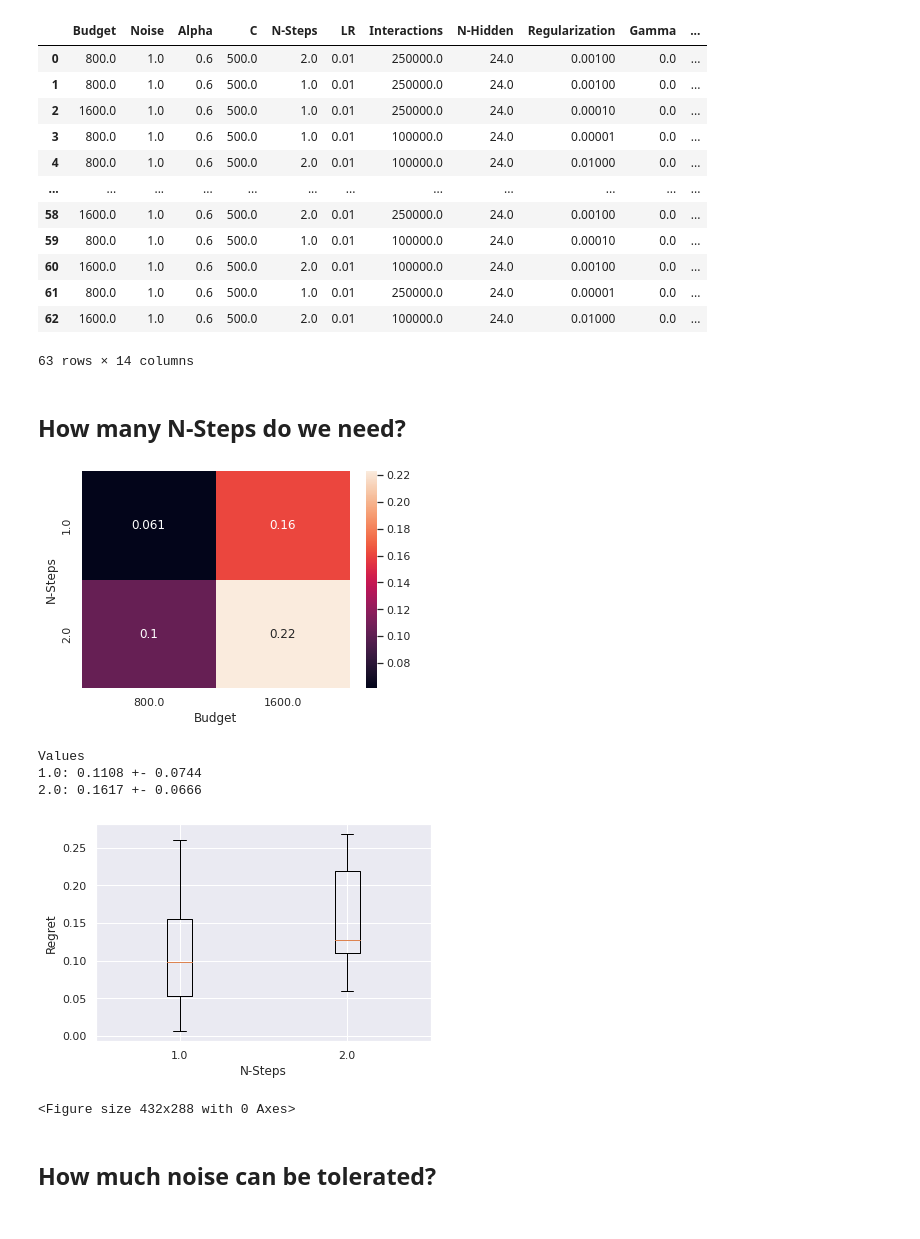
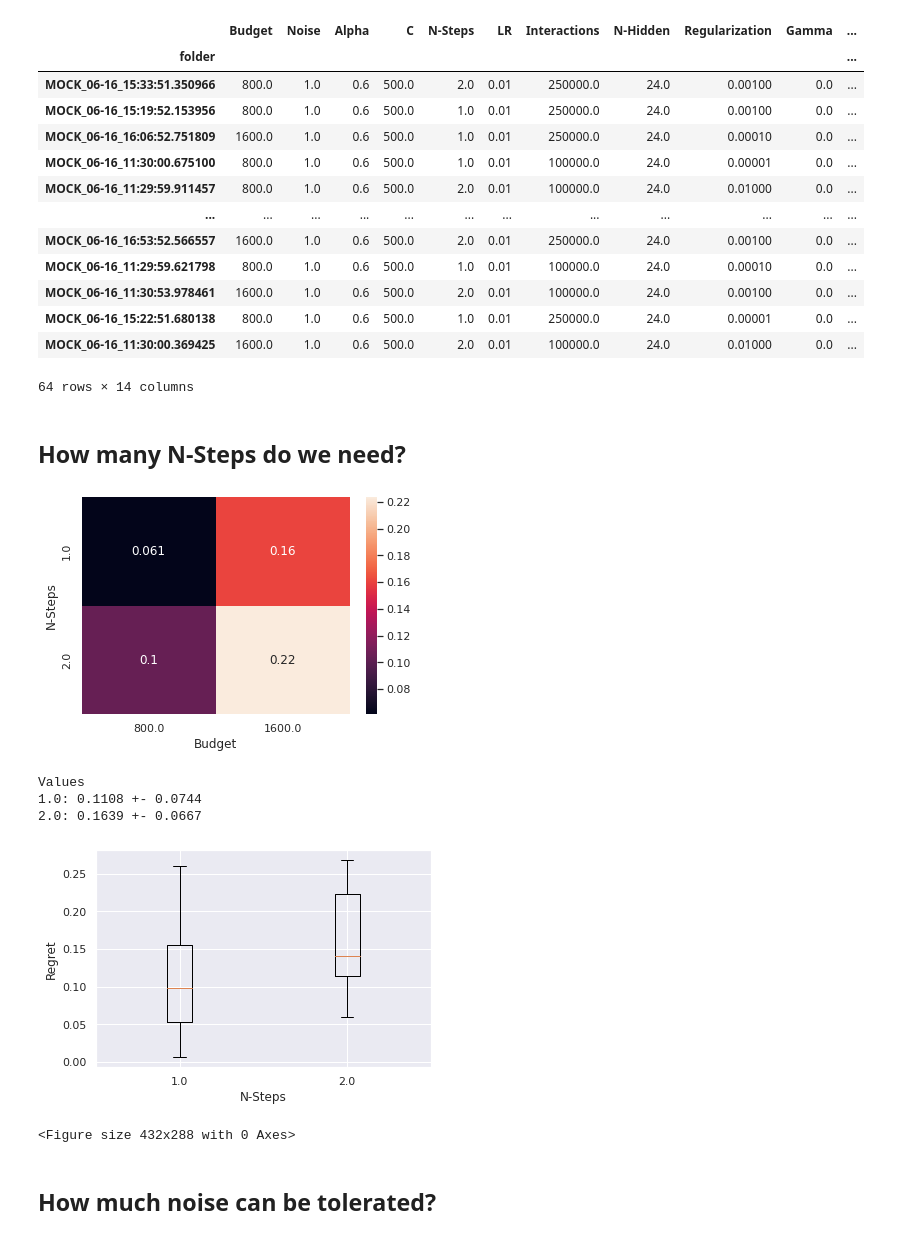
Before and after one commit to wernerth94/rl_al, a Jupyter notebook: doc/gridsearch_study.ipynb, the cells around one changed output. Saved outputs shown, nothing was run; the diff lists cells and outputs as text; code cells hidden in the pictures.

```diff
--- a/doc/gridsearch_study.ipynb
+++ b/doc/gridsearch_study.ipynb
@@ -18,7 +18,7 @@ def iterate_files():
         run_folder = os.path.join(folder, f)
         result_file = os.path.join(run_folder, "result.txt")
         if os.path.exists(result_file):
-            yield result_file
+            yield (result_file, f)
         else:
             print(f"WARNING: no result file in {run_folder}")
 # %%
@@ -56,10 +56,11 @@ def add_attribute(name, default_value):
 # %%
 result_contents = dict()
-for f in features + target:
+for f in ["folder"] + features + target:
     result_contents[f] = list()
 
-for result_file in iterate_files():
+for result_file, exp_folder in iterate_files():
     with open(result_file) as r_file:
+        result_contents["folder"].append(exp_folder)
         for line in r_file.readlines():
             if ":" in line:
                 parts = line.split(":")
@@ -71,21 +72,23 @@ for result_file in iterate_files():
                     result_contents[target[1]].append(float(t_parts[1]))
 # %%
 df = pd.DataFrame.from_dict(result_contents)
+df = df.set_index("folder", drop=True)
 df
 # %% [output]
 |  | Budget | Noise | Alpha | C | N-Steps | LR | Interactions | N-Hidden | Regularization | Gamma | ... |
-| 0 | 800.0 | 1.0 | 0.6 | 500.0 | 2.0 | 0.01 | 250000.0 | 24.0 | 0.00100 | 0.0 | ... |
-| 1 | 800.0 | 1.0 | 0.6 | 500.0 | 1.0 | 0.01 | 250000.0 | 24.0 | 0.00100 | 0.0 | ... |
-| 2 | 1600.0 | 1.0 | 0.6 | 500.0 | 1.0 | 0.01 | 250000.0 | 24.0 | 0.00010 | 0.0 | ... |
-| 3 | 800.0 | 1.0 | 0.6 | 500.0 | 1.0 | 0.01 | 100000.0 | 24.0 | 0.00001 | 0.0 | ... |
-| 4 | 800.0 | 1.0 | 0.6 | 500.0 | 2.0 | 0.01 | 100000.0 | 24.0 | 0.01000 | 0.0 | ... |
+| folder |  |  |  |  |  |  |  |  |  |  | ... |
+| MOCK_06-16_15:33:51.350966 | 800.0 | 1.0 | 0.6 | 500.0 | 2.0 | 0.01 | 250000.0 | 24.0 | 0.00100 | 0.0 | ... |
+| MOCK_06-16_15:19:52.153956 | 800.0 | 1.0 | 0.6 | 500.0 | 1.0 | 0.01 | 250000.0 | 24.0 | 0.00100 | 0.0 | ... |
+| MOCK_06-16_16:06:52.751809 | 1600.0 | 1.0 | 0.6 | 500.0 | 1.0 | 0.01 | 250000.0 | 24.0 | 0.00010 | 0.0 | ... |
+| MOCK_06-16_11:30:00.675100 | 800.0 | 1.0 | 0.6 | 500.0 | 1.0 | 0.01 | 100000.0 | 24.0 | 0.00001 | 0.0 | ... |
+| MOCK_06-16_11:29:59.911457 | 800.0 | 1.0 | 0.6 | 500.0 | 2.0 | 0.01 | 100000.0 | 24.0 | 0.01000 | 0.0 | ... |
 | ... | ... | ... | ... | ... | ... | ... | ... | ... | ... | ... | ... |
-| 58 | 1600.0 | 1.0 | 0.6 | 500.0 | 2.0 | 0.01 | 250000.0 | 24.0 | 0.00100 | 0.0 | ... |
-| 59 | 800.0 | 1.0 | 0.6 | 500.0 | 1.0 | 0.01 | 100000.0 | 24.0 | 0.00010 | 0.0 | ... |
-| 60 | 1600.0 | 1.0 | 0.6 | 500.0 | 2.0 | 0.01 | 100000.0 | 24.0 | 0.00100 | 0.0 | ... |
-| 61 | 800.0 | 1.0 | 0.6 | 500.0 | 1.0 | 0.01 | 250000.0 | 24.0 | 0.00001 | 0.0 | ... |
-| 62 | 1600.0 | 1.0 | 0.6 | 500.0 | 2.0 | 0.01 | 100000.0 | 24.0 | 0.01000 | 0.0 | ... |
+| MOCK_06-16_16:53:52.566557 | 1600.0 | 1.0 | 0.6 | 500.0 | 2.0 | 0.01 | 250000.0 | 24.0 | 0.00100 | 0.0 | ... |
+| MOCK_06-16_11:29:59.621798 | 800.0 | 1.0 | 0.6 | 500.0 | 1.0 | 0.01 | 100000.0 | 24.0 | 0.00010 | 0.0 | ... |
+| MOCK_06-16_11:30:53.978461 | 1600.0 | 1.0 | 0.6 | 500.0 | 2.0 | 0.01 | 100000.0 | 24.0 | 0.00100 | 0.0 | ... |
+| MOCK_06-16_15:22:51.680138 | 800.0 | 1.0 | 0.6 | 500.0 | 1.0 | 0.01 | 250000.0 | 24.0 | 0.00001 | 0.0 | ... |
+| MOCK_06-16_11:30:00.369425 | 1600.0 | 1.0 | 0.6 | 500.0 | 2.0 | 0.01 | 100000.0 | 24.0 | 0.01000 | 0.0 | ... |
-63 rows × 14 columns
+64 rows × 14 columns
 # %%
 def plot_boxplot(col_name, df):
     labels = df[col_name].unique()
@@ -149,8 +152,8 @@ plot_boxplot("N-Steps", df)
 [figure]
 Values
 1.0: 0.1108 +- 0.0744
-2.0: 0.1617 +- 0.0666
+2.0: 0.1639 +- 0.0667
-[figure, old version]
+[figure, new version]
 <Figure size 432x288 with 0 Axes>
 # %% [markdown]
 ## How much noise can be tolerated?
```
Also changed, not shown: parts of 6 cells of this notebook, 6 other files.
